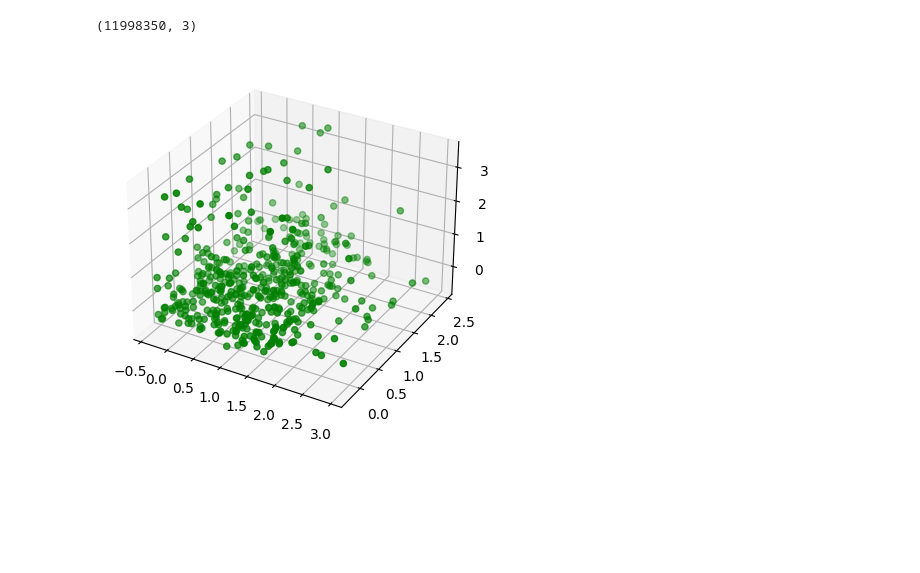
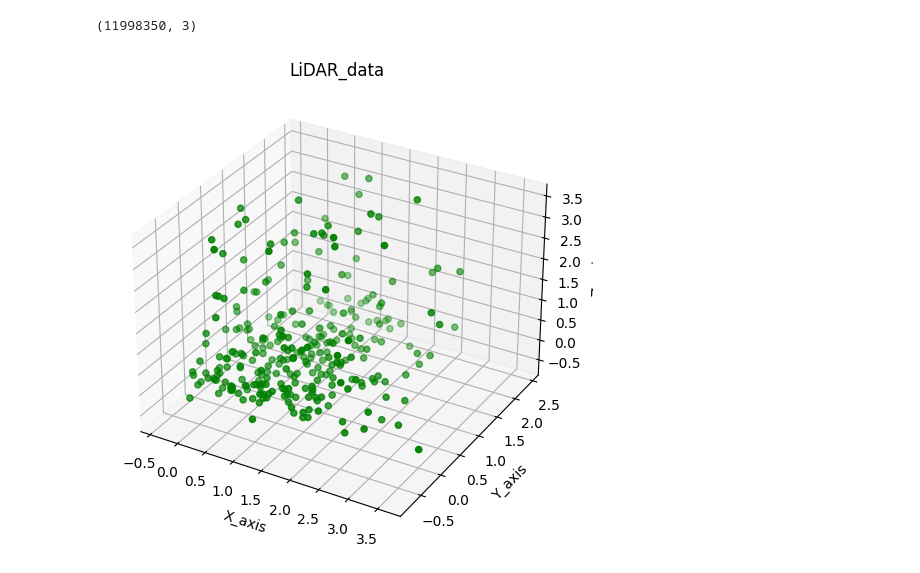
Before and after one commit to srajib826/test, a Jupyter notebook: 3D scatter_plot.ipynb, the cells around one changed output. Drawn from its saved outputs; the diff is of its cells as text; code cells hidden in the pictures; blank space fills up the shorter version.

Commit message:
random1

```diff
--- a/3D scatter_plot.ipynb
+++ b/3D scatter_plot.ipynb
@@ -47,18 +47,20 @@ li_data.shape
 # %%
 x_data = li_data[:,0]
 y_data = li_data[:,1]
 z_data = li_data[:,2]
 
-x = np.random.choice(x_data, size=(500,))
-y = np.random.choice(y_data, size=(500,))
-z = np.random.choice(z_data, size=(500,))
-#fig = plt.figure(figsize = (8, 7))
+x = np.random.choice(x_data, size=(300,))
+y = np.random.choice(y_data, size=(300,))
+z = np.random.choice(z_data, size=(300,))
+fig = plt.figure(figsize = (10, 6))
 
+ax = plt.axes(projection="3d")
 ax.set_title("LiDAR_data")
 ax.set_xlabel("X_axis")
+ax.set_ylabel("Y_axis")
+ax.set_zlabel("Z_axis")
 
-ax = plt.axes(projection="3d")
 ax.scatter(x,y,z,c='g')
 plt.show()
 # %% [output]
-[figure, old version]
+[figure, new version]
```
Also changed, not shown: 3 other files.
